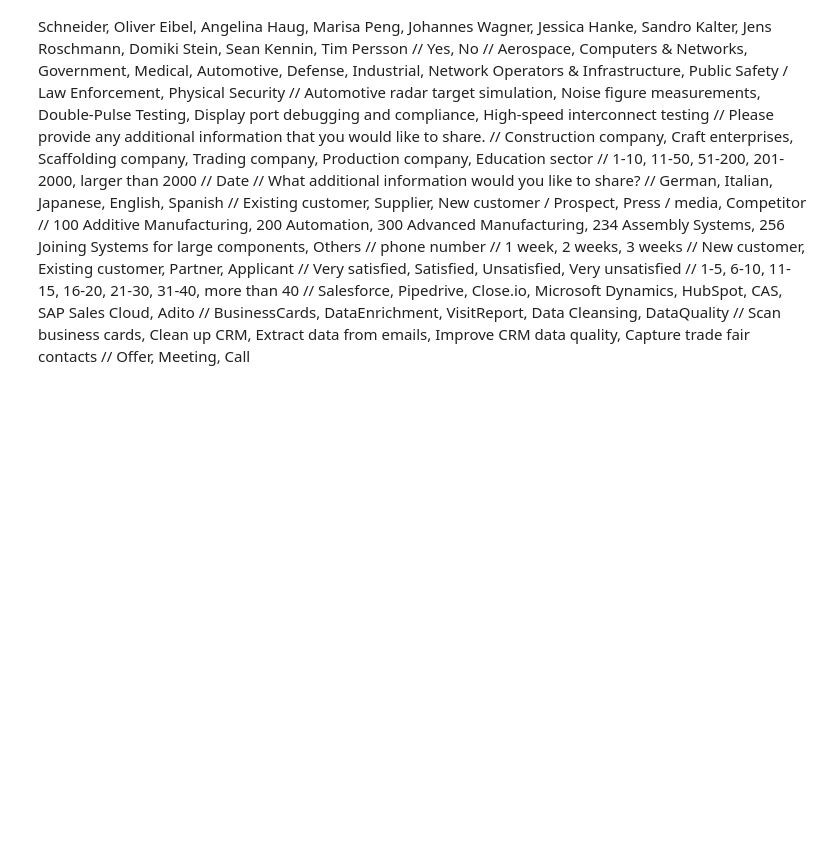
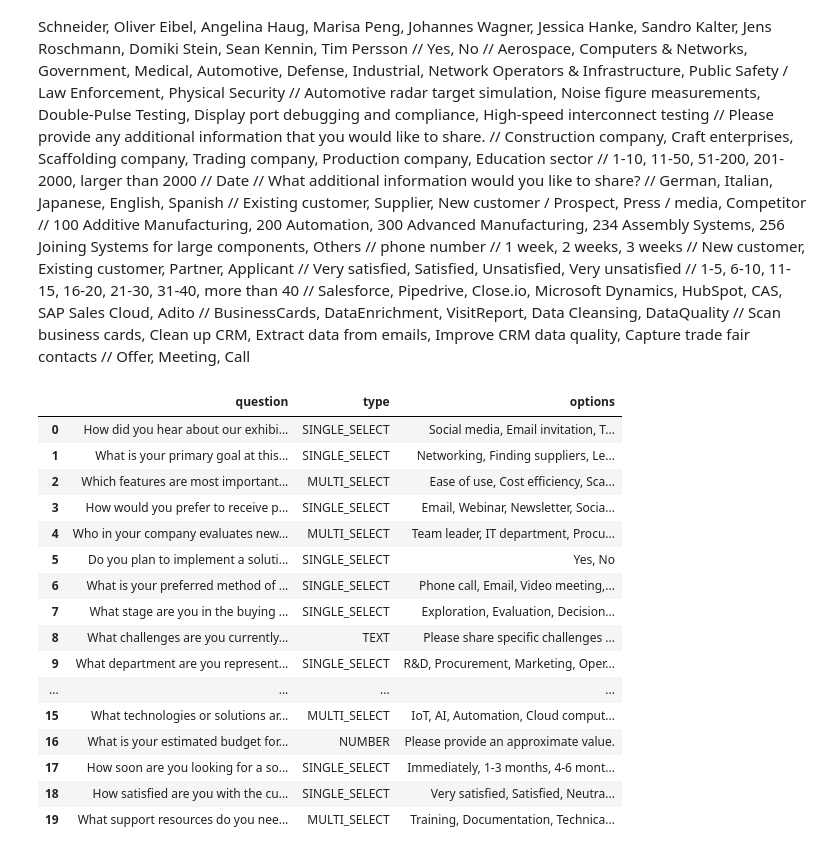
Before and after one commit to alexk2206/tds_capstone, a Jupyter notebook: test_qa_dataset.ipynb, the cells around one changed output. Cells and saved outputs as stored; diff of their text form; code cells hidden in the pictures; blank space fills up the shorter version.

Commit message:
Added test questions

```diff
--- a/test_qa_dataset.ipynb
+++ b/test_qa_dataset.ipynb
@@ -71,0 +72,22 @@ Yes, No // End User, Wholesaler, Distributor, Consultant, Planner, Architect, R&
+# %%
+test_questions_url = 'https://raw.githubusercontent.com/alexk2206/tds_capstone/refs/heads/main/datasets/test_dataset_questions.json'
+test_questions = pd.read_json(test_questions_url)
+test_questions
+# %% [output]
+|  | question | type | options |
+| 0 | How did you hear about our exhibi... | SINGLE_SELECT | Social media, Email invitation, T... |
+| 1 | What is your primary goal at this... | SINGLE_SELECT | Networking, Finding suppliers, Le... |
+| 2 | Which features are most important... | MULTI_SELECT | Ease of use, Cost efficiency, Sca... |
+| 3 | How would you prefer to receive p... | SINGLE_SELECT | Email, Webinar, Newsletter, Socia... |
+| 4 | Who in your company evaluates new... | MULTI_SELECT | Team leader, IT department, Procu... |
+| 5 | Do you plan to implement a soluti... | SINGLE_SELECT | Yes, No |
+| 6 | What is your preferred method of ... | SINGLE_SELECT | Phone call, Email, Video meeting,... |
+| 7 | What stage are you in the buying ... | SINGLE_SELECT | Exploration, Evaluation, Decision... |
+| 8 | What challenges are you currently... | TEXT | Please share specific challenges ... |
+| 9 | What department are you represent... | SINGLE_SELECT | R&D, Procurement, Marketing, Oper... |
+| ... | ... | ... | ... |
+| 15 | What technologies or solutions ar... | MULTI_SELECT | IoT, AI, Automation, Cloud comput... |
+| 16 | What is your estimated budget for... | NUMBER | Please provide an approximate value. |
+| 17 | How soon are you looking for a so... | SINGLE_SELECT | Immediately, 1-3 months, 4-6 mont... |
+| 18 | How satisfied are you with the cu... | SINGLE_SELECT | Very satisfied, Satisfied, Neutra... |
+| 19 | What support resources do you nee... | MULTI_SELECT | Training, Documentation, Technica... |
```
Also changed, not shown: parts of 2 cells of this notebook.
